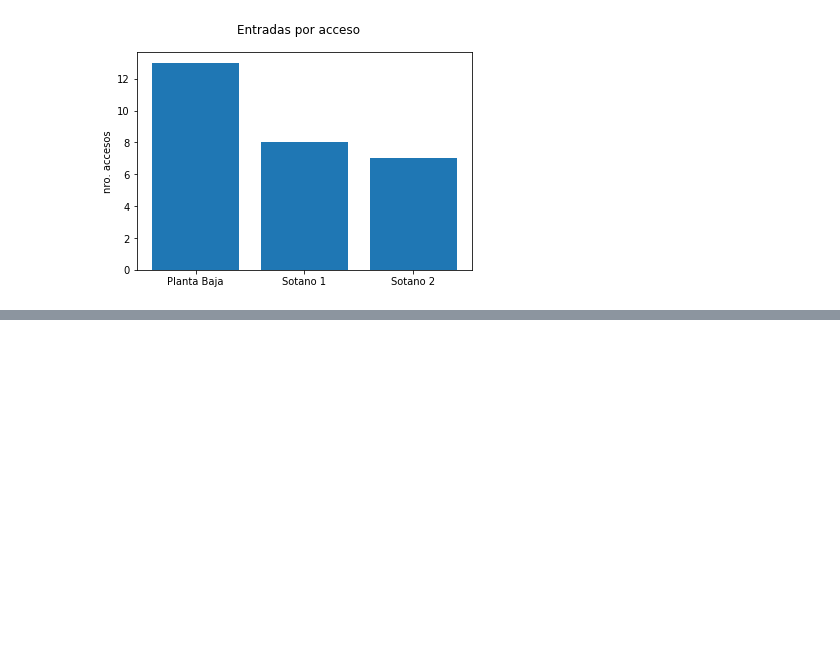
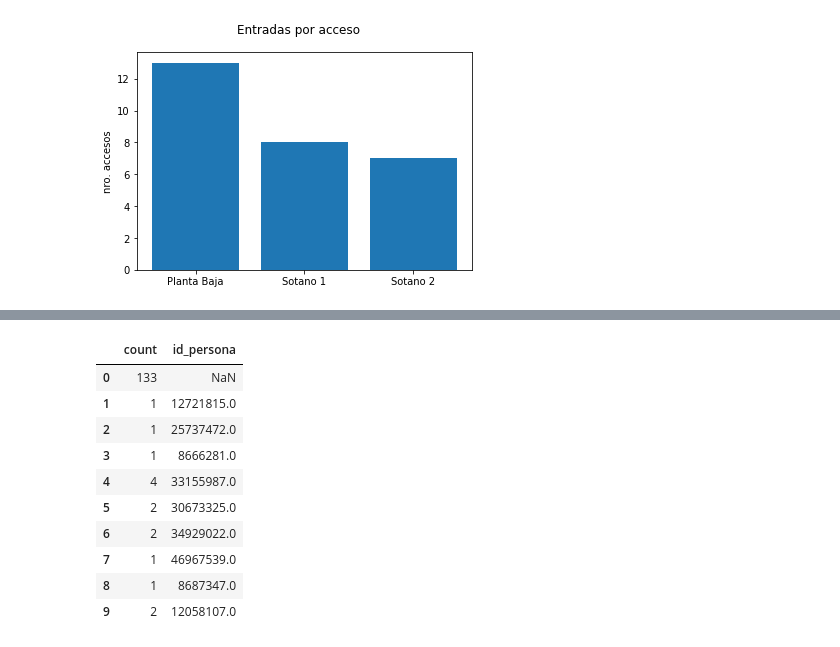
Before and after one commit to paycheck97/ProjectDB-A1, a Jupyter notebook: Projecto 1.ipynb, the cells around one changed output, grey strips where cells are left out. Cells and saved outputs as stored; diff of their text form; code cells hidden in the pictures; blank space fills up the shorter version.

```diff
--- a/Projecto 1.ipynb
+++ b/Projecto 1.ipynb
@@ -560,0 +570,26 @@ plt.show
+# %%
+
+import psycopg2
+import pandas as pd
+
+conn = psycopg2.connect(host='bydl8yhl1xvycflftlju-postgresql.services.clever-cloud.com',
+                        user='ujegvu5yu2q28i5dthj9', password='86WWh0iQz4n8dfN82WGW', dbname='bydl8yhl1xvycflftlju')
+
+sql = '''
+    SELECT * FROM comparativa_ventas;
+'''
+
+df = pd.read_sql(sql, conn)
+df
+# %% [output]
+|  | count | id_persona |
+| 0 | 133 | NaN |
+| 1 | 1 | 12721815.0 |
+| 2 | 1 | 25737472.0 |
+| 3 | 1 | 8666281.0 |
+| 4 | 4 | 33155987.0 |
+| 5 | 2 | 30673325.0 |
+| 6 | 2 | 34929022.0 |
+| 7 | 1 | 46967539.0 |
+| 8 | 1 | 8687347.0 |
+| 9 | 2 | 12058107.0 |
```
Also changed, not shown: parts of 5 cells of this notebook.
